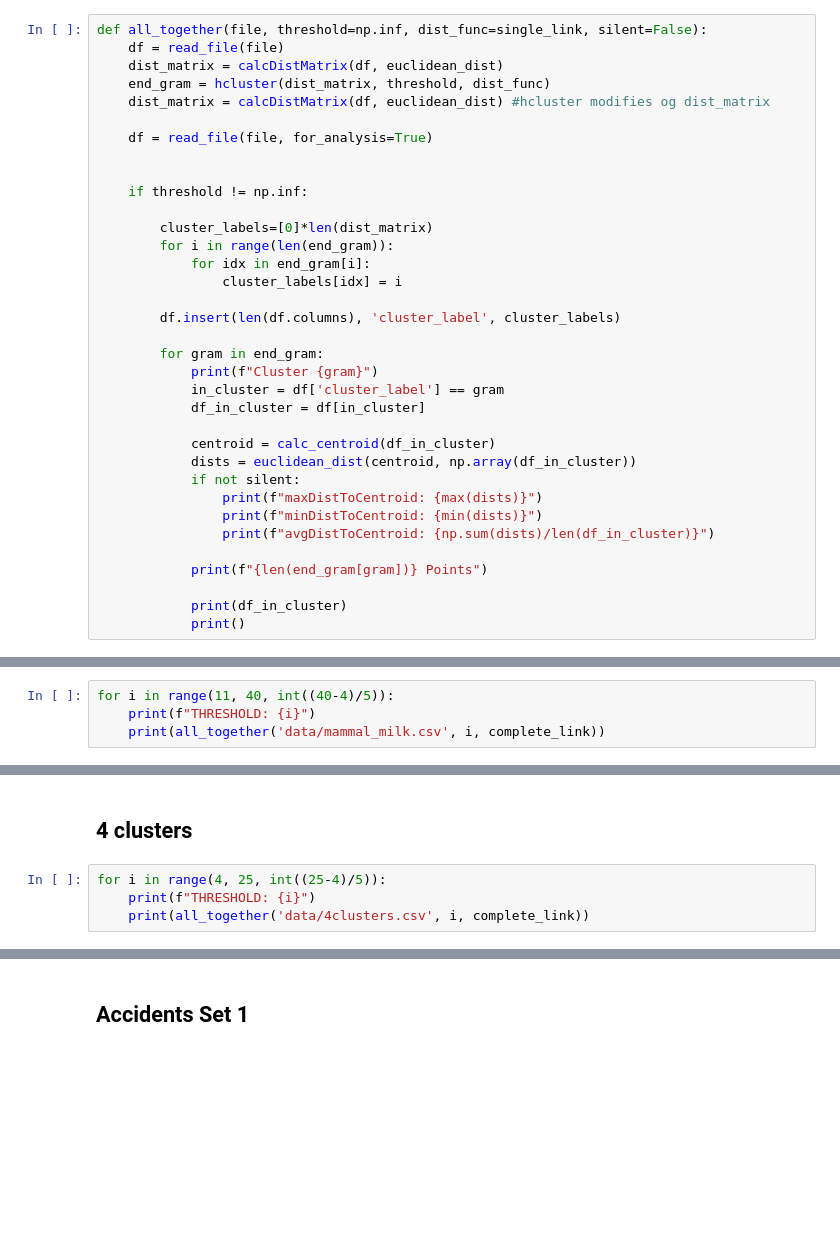
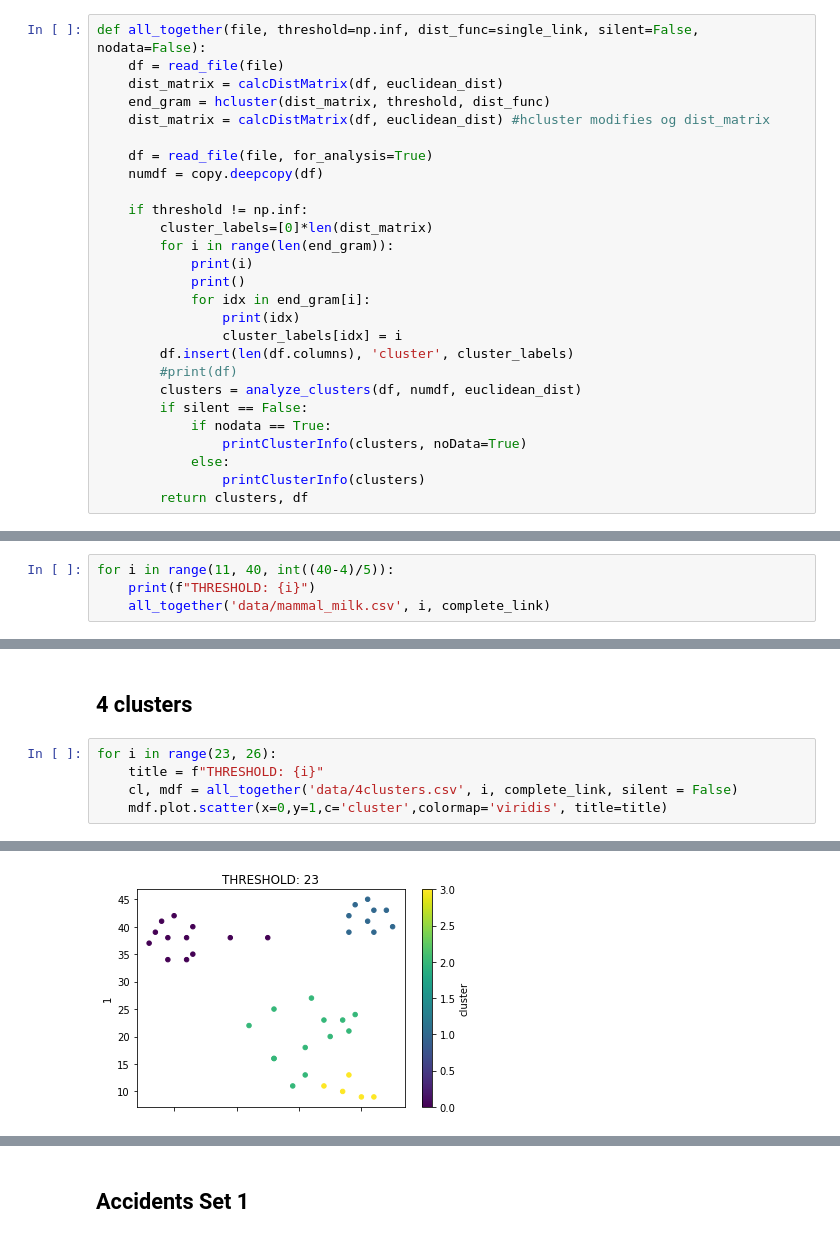
Before and after one commit to taylorbedrosian/Lab04-466-UnsupervisedLearning, a Jupyter notebook: hclustering.ipynb, the cells around one changed output, grey strips where cells are left out. Drawn from its saved outputs; the diff is of its cells as text; blank space fills up the shorter version.

```diff
--- a/hclustering.ipynb
+++ b/hclustering.ipynb
@@ -282,36 +317,28 @@ def calc_centroid(numdf):
 # %%
-def all_together(file, threshold=np.inf, dist_func=single_link, silent=False):
+def all_together(file, threshold=np.inf, dist_func=single_link, silent=False, nodata=False):
     df = read_file(file)
     dist_matrix = calcDistMatrix(df, euclidean_dist)
     end_gram = hcluster(dist_matrix, threshold, dist_func)
     dist_matrix = calcDistMatrix(df, euclidean_dist) #hcluster modifies og dist_matrix
 
     df = read_file(file, for_analysis=True)
-
+    numdf = copy.deepcopy(df)
 
     if threshold != np.inf:
-
         cluster_labels=[0]*len(dist_matrix)
         for i in range(len(end_gram)):
+            print(i)
+            print()
             for idx in end_gram[i]:
+                print(idx)
                 cluster_labels[idx] = i
-
-        df.insert(len(df.columns), 'cluster_label', cluster_labels)
-
-        for gram in end_gram:
-            print(f"Cluster {gram}")
-            in_cluster = df['cluster_label'] == gram
-            df_in_cluster = df[in_cluster]
-
-            centroid = calc_centroid(df_in_cluster)
-            dists = euclidean_dist(centroid, np.array(df_in_cluster))
-            if not silent:
-                print(f"maxDistToCentroid: {max(dists)}")
-                print(f"minDistToCentroid: {min(dists)}")
-                print(f"avgDistToCentroid: {np.sum(dists)/len(df_in_cluster)}")
-
-            print(f"{len(end_gram[gram])} Points")
-
-            print(df_in_cluster)
-            print()
+        df.insert(len(df.columns), 'cluster', cluster_labels)
+        #print(df)
+        clusters = analyze_clusters(df, numdf, euclidean_dist)
+        if silent == False:
+            if nodata == True:
+                printClusterInfo(clusters, noData=True)
+            else:
+                printClusterInfo(clusters)
+        return clusters, df
 # %%
@@ -358,6 +419,6 @@ NameError: name 'sys' is not defined
 # %%
 for i in range(11, 40, int((40-4)/5)):
     print(f"THRESHOLD: {i}")
-    print(all_together('data/mammal_milk.csv', i, complete_link))
+    all_together('data/mammal_milk.csv', i, complete_link)
 # %% [output]
 THRESHOLD: 11
@@ -380,7 +441,8 @@ None
 # %% [markdown]
 ## 4 clusters
 # %%
-for i in range(4, 25, int((25-4)/5)):
-    print(f"THRESHOLD: {i}")
-    print(all_together('data/4clusters.csv', i, complete_link))
+for i in range(23, 26):
+    title = f"THRESHOLD: {i}"
+    cl, mdf = all_together('data/4clusters.csv', i, complete_link, silent = False)
+    mdf.plot.scatter(x=0,y=1,c='cluster',colormap='viridis', title=title)
 # %% [output]
@@ -403,0 +466 @@ None
+[figure, added]
```
Also changed, not shown: parts of 23 cells of this notebook, 2 other files.
